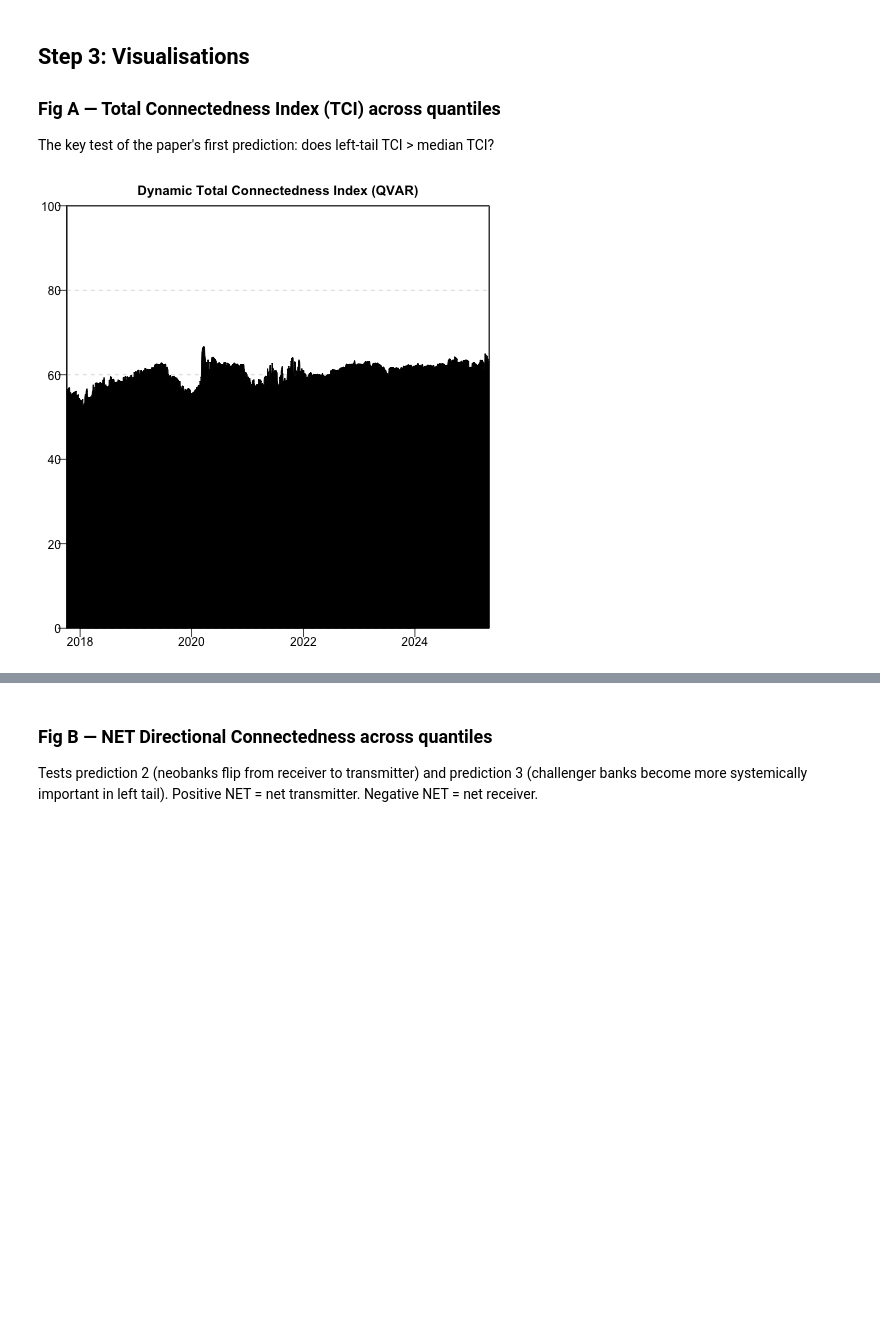
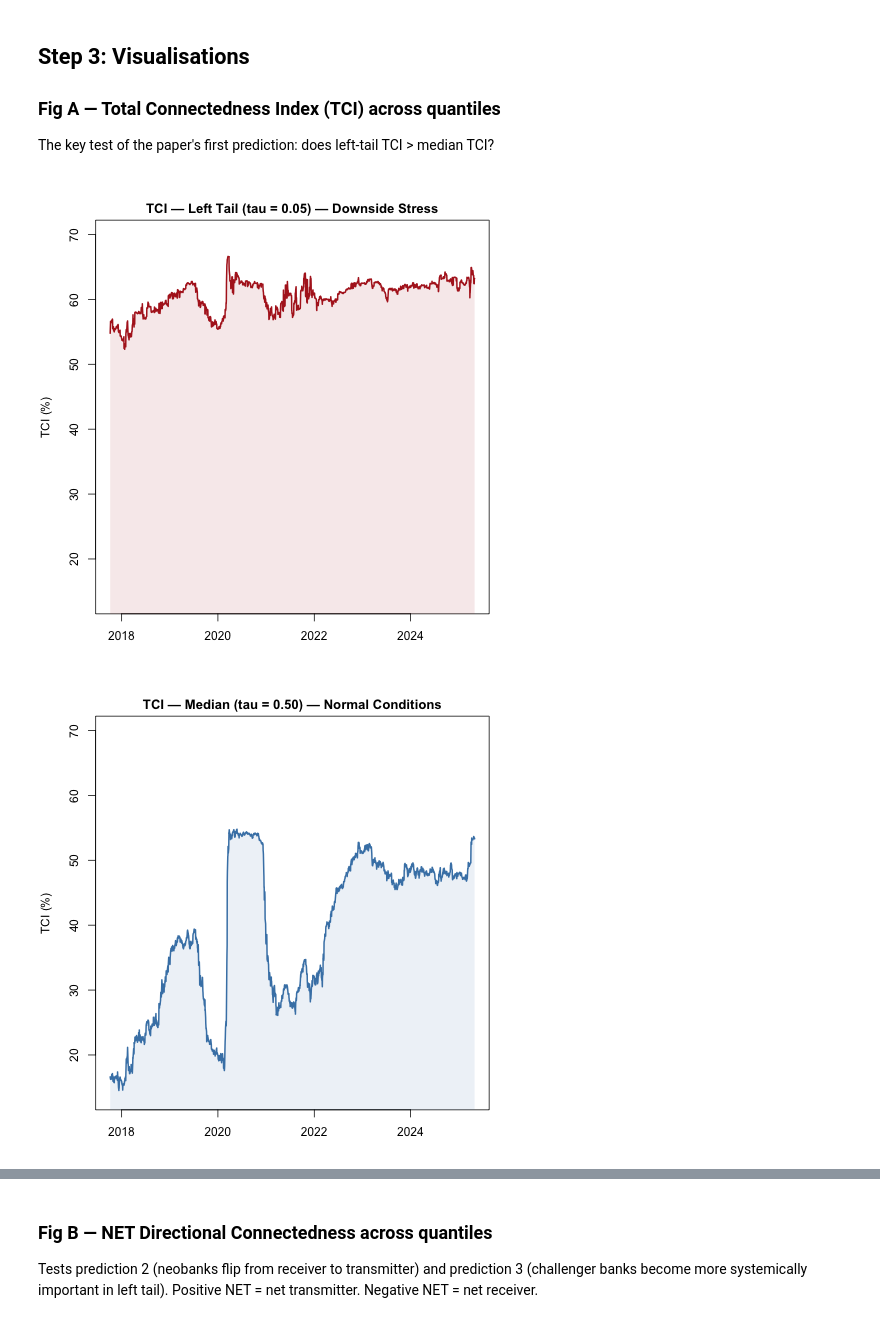
Before and after one commit to JamesGH1/FinanceResearch, a Jupyter notebook: IndexCreation - REMASTERED.ipynb, the cells around one changed output, grey strips where cells are left out. Saved outputs shown, nothing was run; the diff lists cells and outputs as text; code cells hidden in the pictures; blank space fills up the shorter version.

Commit message:
QVAR 2

```diff
--- a/IndexCreation - REMASTERED.ipynb
+++ b/IndexCreation - REMASTERED.ipynb
@@ -1877,23 +1877,43 @@ The key test of the paper's first prediction: does left-tail TCI > median TCI?
 # %%
 %%R
 
-par(mfrow = c(3, 1), mar = c(3, 4, 3, 2), oma = c(0, 0, 2, 0))
+if (exists("qvar_roll_all") && !is.null(qvar_roll_all)) {
 
-if (exists("qvar_roll_05")) {
-    PlotTCI(qvar_roll_05)
-    title(main = "TCI — Left Tail  (tau = 0.05)  Downside Stress", line = 0.5, cex.main = 0.95)
+    # 1. Extract dates and TCI data
+    dts <- as.Date(rownames(qvar_roll_all$tau_05$TCI))
+    tci_05 <- qvar_roll_all$tau_05$TCI
+    tci_50 <- qvar_roll_all$tau_50$TCI
+    tci_95 <- qvar_roll_all$tau_95$TCI
+
+    # 2. Find absolute Min and Max to lock the Y-axis
+    y_limits <- c(min(c(tci_05, tci_50, tci_95), na.rm=TRUE) * 0.95,
+                  max(c(tci_05, tci_50, tci_95), na.rm=TRUE) * 1.05)
+
+    # Set parameters for separate, clean plots
+    par(mar = c(3, 4, 3, 2))
+
+    # Chart 1: Left Tail
+    plot(dts, tci_05, type = "l", col = "firebrick", lwd = 2,
+         ylab = "TCI (%)", xlab = "", ylim = y_limits)
+    # Adding a shaded area to mimic the package's default look
+    polygon(c(dts[1], dts, dts[length(dts)]), c(0, tci_05, 0), col = adjustcolor("firebrick", alpha.f=0.1), border = NA)
+    title(main = "TCI — Left Tail (tau = 0.05) — Downside Stress", line = 0.5, cex.main = 1.1)
+
+    # Chart 2: Median
+    plot(dts, tci_50, type = "l", col = "steelblue", lwd = 2,
+         ylab = "TCI (%)", xlab = "", ylim = y_limits)
+    polygon(c(dts[1], dts, dts[length(dts)]), c(0, tci_50, 0), col = adjustcolor("steelblue", alpha.f=0.1), border = NA)
+    title(main = "TCI — Median (tau = 0.50) — Normal Conditions", line = 0.5, cex.main = 1.1)
+
+    # Chart 3: Right Tail
+    plot(dts, tci_95, type = "l", col = "forestgreen", lwd = 2,
+         ylab = "TCI (%)", xlab = "", ylim = y_limits)
+    polygon(c(dts[1], dts, dts[length(dts)]), c(0, tci_95, 0), col = adjustcolor("forestgreen", alpha.f=0.1), border = NA)
+    title(main = "TCI — Right Tail (tau = 0.95) — Upside Expansions", line = 0.5, cex.main = 1.1)
+
+} else {
+    cat("Error: 'qvar_roll_all' not found.\n")
 }
-
-if (exists("qvar_roll_50")) {
-    PlotTCI(qvar_roll_50)
-    title(main = "TCI — Median     (tau = 0.50)  Normal Conditions", line = 0.5, cex.main = 0.95)
-}
-
-if (exists("qvar_roll_95")) {
-    PlotTCI(qvar_roll_95)
-    title(main = "TCI — Right Tail (tau = 0.95)  Upside Expansions", line = 0.5, cex.main = 0.95)
-}
-
-mtext("Dynamic Total Connectedness Index (QVAR)", outer = TRUE, cex = 1.1, font = 2)
 # %% [output]
-[figure, old version]
+[figure, new version]
+[figure, added]
```
Also changed, not shown: parts of 4 cells of this notebook.
